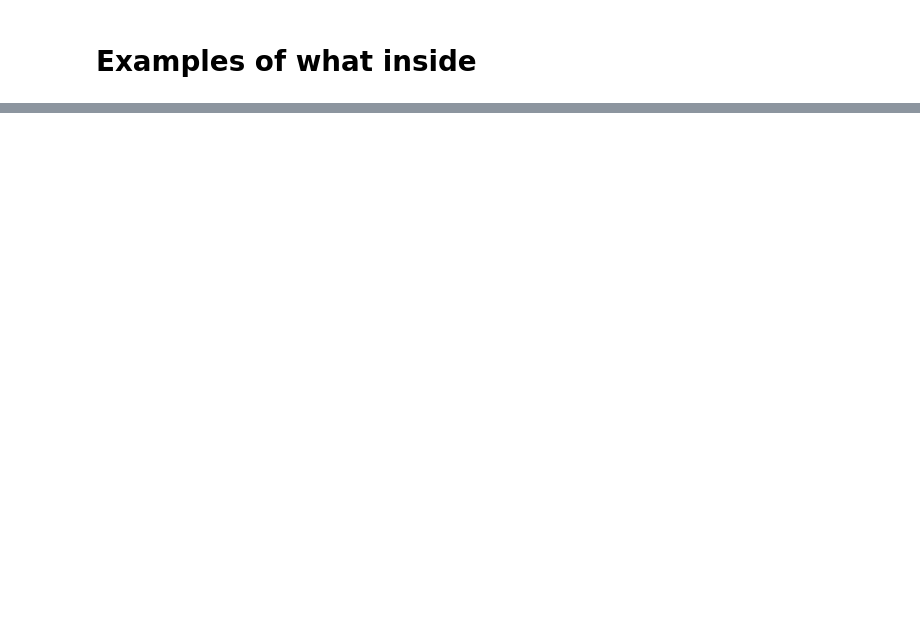
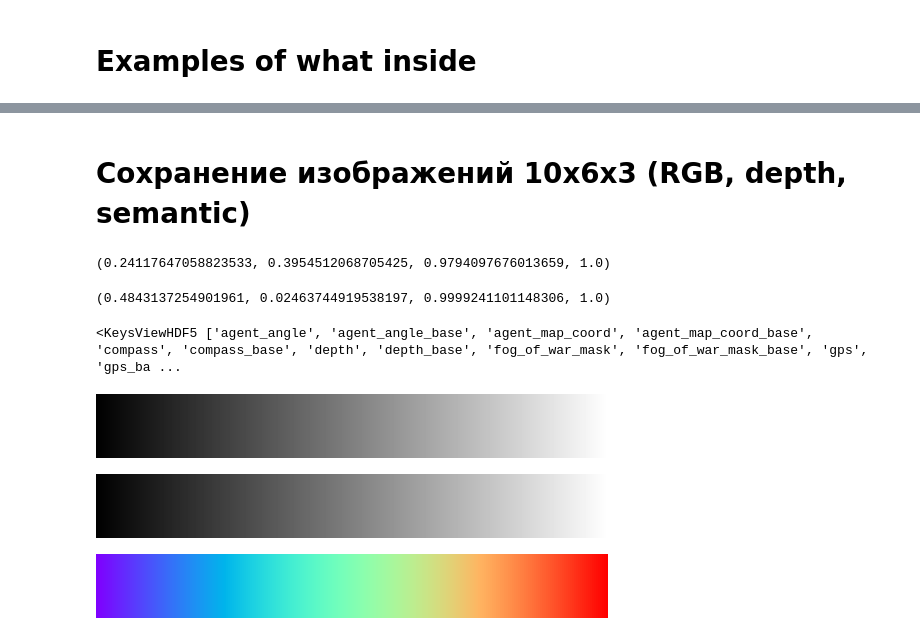
Before and after one commit to IaroslavS/My_notebooks, a Jupyter notebook: read_dataset.ipynb, the cells around one changed output, grey strips where cells are left out. Cells and saved outputs as stored; diff of their text form; code cells hidden in the pictures; blank space fills up the shorter version.

```diff
--- a/read_dataset.ipynb
+++ b/read_dataset.ipynb
@@ -253,0 +349,2 @@ plt.imshow(depth[index][:,:,0])
+# %% [markdown]
+# Сохранение изображений 10х6х3 (RGB, depth, semantic)
@@ -253,0 +359,12 @@ plt.imshow(depth[index][:,:,0])
+# %%
+ccmap(33)
+# %% [output]
+(0.24117647058823533, 0.3954512068705425, 0.9794097676013659, 1.0)
+# %%
+ccmap(2)
+# %% [output]
+(0.4843137254901961, 0.02463744919538197, 0.9999241101148306, 1.0)
+# %%
+file.keys()
+# %% [output]
+<KeysViewHDF5 ['agent_angle', 'agent_angle_base', 'agent_map_coord', 'agent_map_coord_base', 'compass', 'compass_base', 'depth', 'depth_base', 'fog_of_war_mask', 'fog_of_war_mask_base', 'gps', 'gps_ba ...
@@ -253,0 +455,15 @@ plt.imshow(depth[index][:,:,0])
+# %%
+cmap = cm.get_cmap('gray')
+cmap.set_under('red')
+cmap
+# %% [output]
+[figure, added]
+# %%
+cmap.set_under('red')
+cmap
+# %% [output]
+[figure, added]
+# %%
+ccmap
+# %% [output]
+[figure, added]
```
Also changed, not shown: parts of 29 cells of this notebook, 7 other files.
